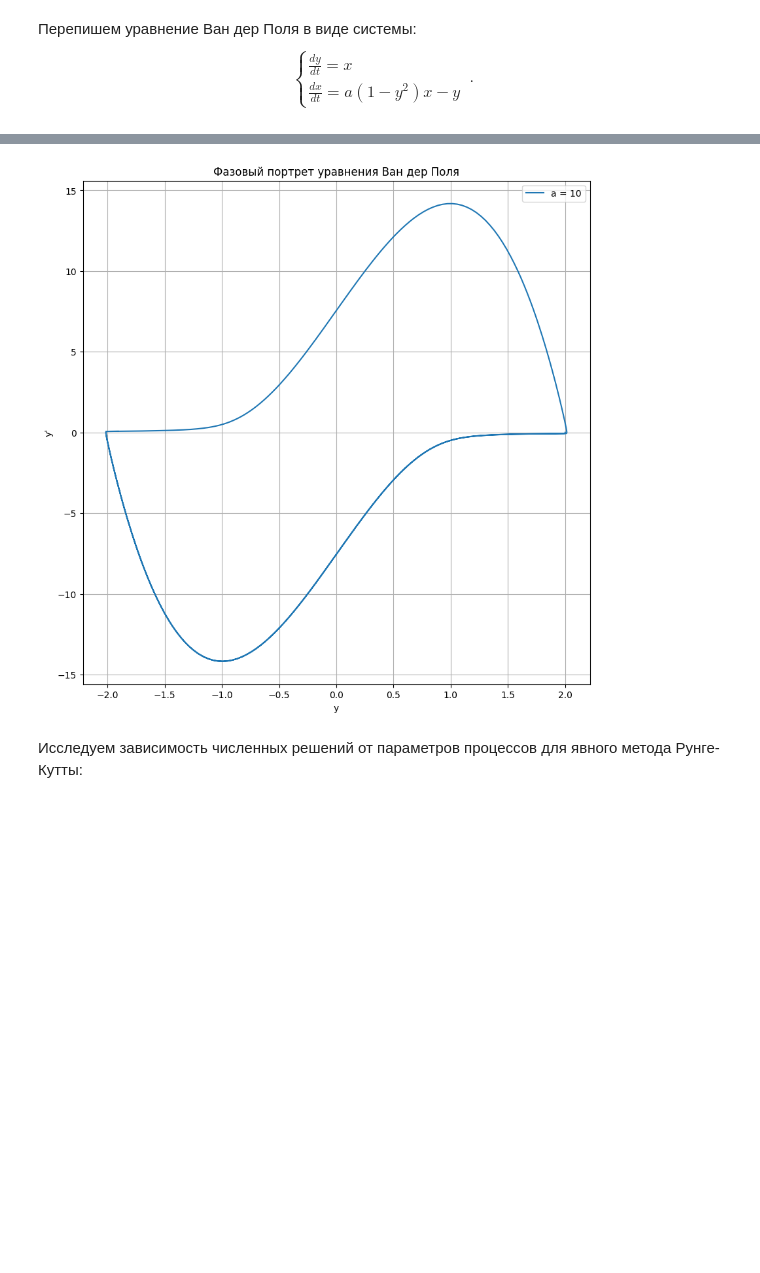
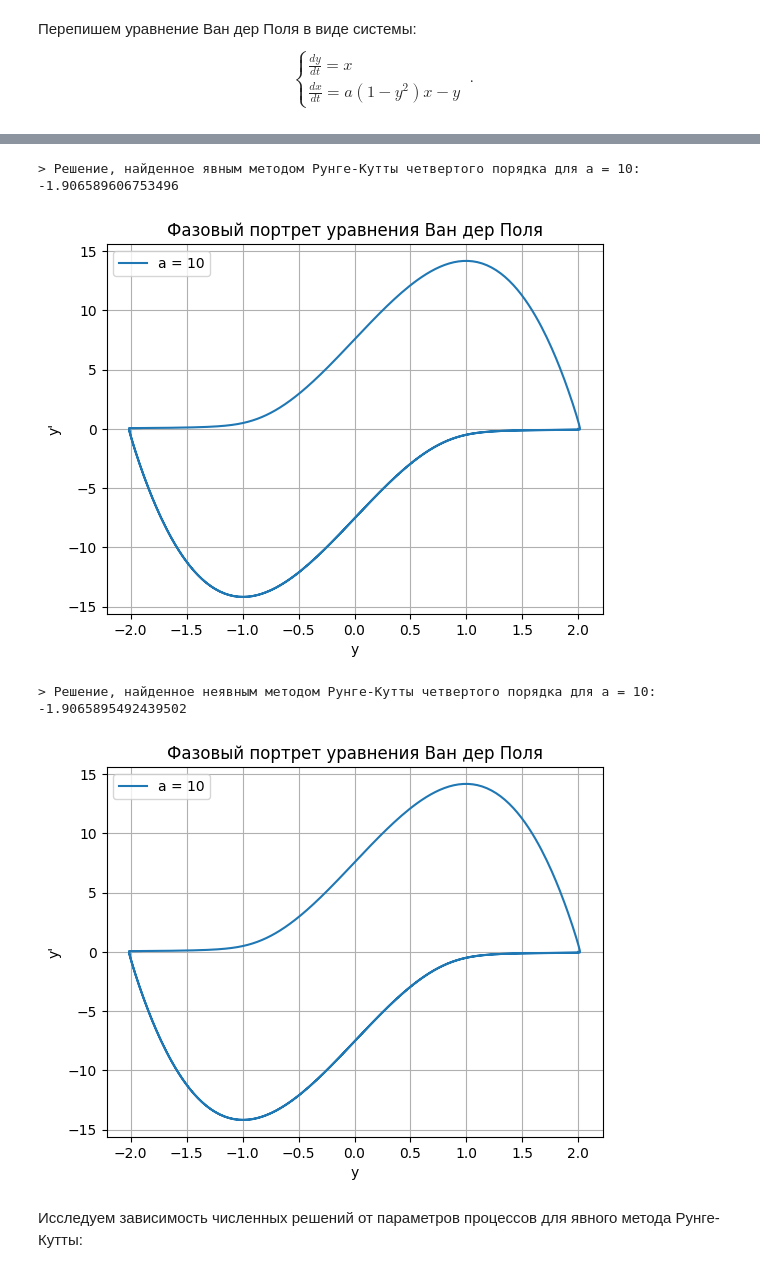
Before and after one commit to d-r-tikhonov/Computational_Mathematics, a Jupyter notebook: Уравнение Ван дер Поля.ipynb, the cells around one changed output, grey strips where cells are left out. Saved outputs shown, nothing was run; the diff lists cells and outputs as text; code cells hidden in the pictures; blank space fills up the shorter version.

Commit message:
Implemented Implicit Runge-Kutta method

```diff
--- a/Уравнение Ван дер Поля.ipynb
+++ b/Уравнение Ван дер Поля.ipynb
@@ -40,7 +39,7 @@ $$ k_4 = h f(t_n + h, u_n + k_3), $$
 $$ u_{n+1} = u_n + \frac{k_1 + 2k_2 + 2k_3 + k_4}{6}. $$
 # %%
 # Явный метод Рунге-Кутты 4-го порядка
-def rk4_method(f, xy_vec0, t):
+def explicit_rk4_method(f, xy_vec0, t):
     N = len(t)
     try:
         n = len(xy_vec0)
@@ -70,19 +115,28 @@ def generate_phase_portrait(y, a):
 # %%
 # Начальные условия (y(0) = y_0 > 0, y'(0) = 0)
 xy_vec0 = [2.0, 0.0]
 
 # Параметр a
 a_value = 10
-van_der_pol_a = functools.partial(van_der_pol, a = a_value)
+
+from functools import partial
+van_der_pol_a = partial(van_der_pol, a = a_value)
 
 # Сетка
 t = np.linspace(0, 30, 10000)
 
-y = rk4_method(van_der_pol_a, xy_vec0, t)
+y_explicit = explicit_rk4_method(van_der_pol_a, xy_vec0, t)
+print(f"> Решение, найденное явным методом Рунге-Кутты четвертого порядка для a = {a_value}: {y_explicit[-1, 0]}")
+generate_phase_portrait(y_explicit, a_value)
 
-generate_phase_portrait(y, a_value)
+y_implicit = implicit_rk4_method(van_der_pol_a, xy_vec0, t)
+print(f"> Решение, найденное неявным методом Рунге-Кутты четвертого порядка для a = {a_value}: {y_implicit[-1, 0]}")
+generate_phase_portrait(y_implicit, a_value)
 # %% [output]
+> Решение, найденное явным методом Рунге-Кутты четвертого порядка для a = 10: -1.906589606753496
-[figure, old version]
+[figure, new version]
+> Решение, найденное неявным методом Рунге-Кутты четвертого порядка для a = 10: -1.9065895492439502
+[figure, added]
 # %% [markdown]
 Исследуем зависимость численных решений от параметров процессов для явного метода Рунге-Кутты:
 # %%
```
Also changed, not shown: parts of 7 cells of this notebook.
